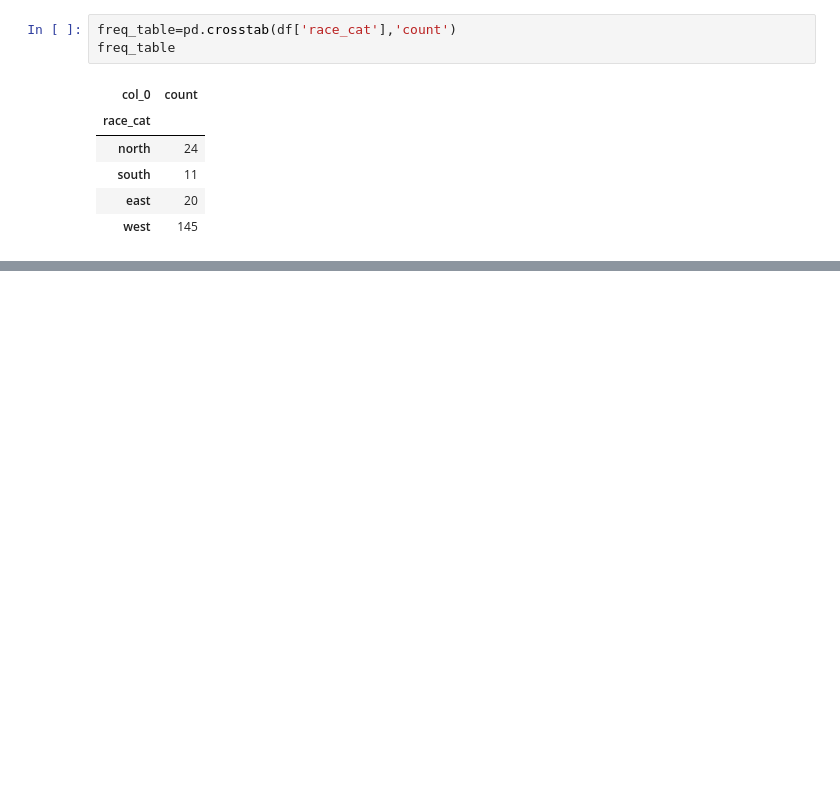
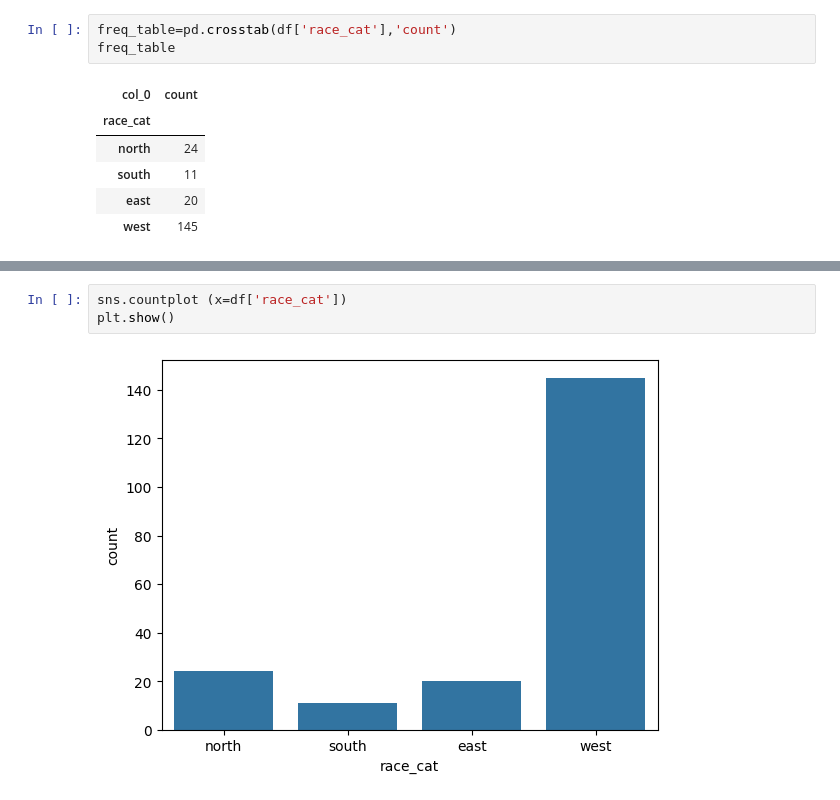
Before and after one commit to surya323-ma/data-science-with-python-from-iit-kanpur, a Jupyter notebook: iit_kanpur.ipynb, the cells around one changed output, grey strips where cells are left out. Cells and saved outputs as stored; diff of their text form; blank space fills up the shorter version.

```diff
--- a/iit_kanpur.ipynb
+++ b/iit_kanpur.ipynb
@@ -275,0 +286,5 @@ freq_table
+# %%
+sns.countplot (x=df['race_cat'])
+plt.show()
+# %% [output]
+[figure, added]
```
Also changed, not shown: parts of 11 cells of this notebook.
